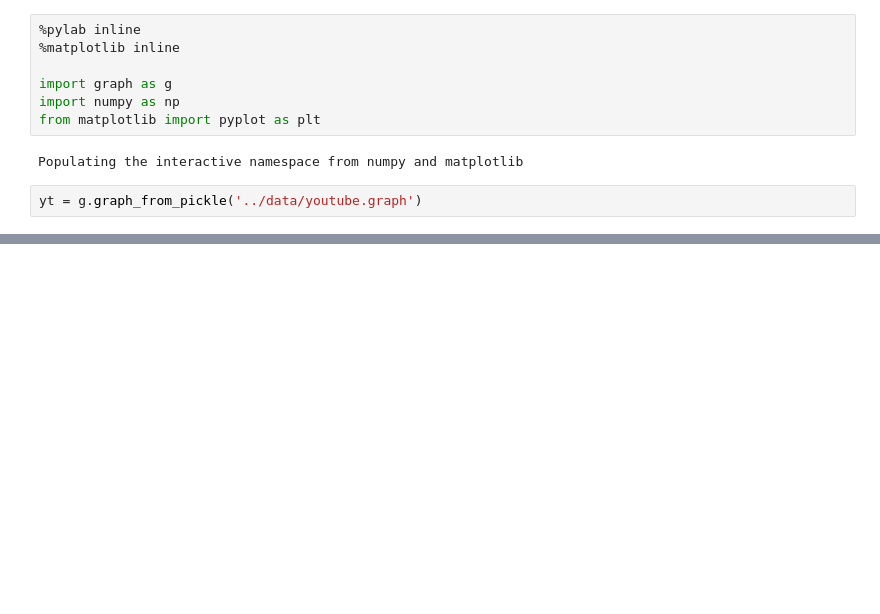
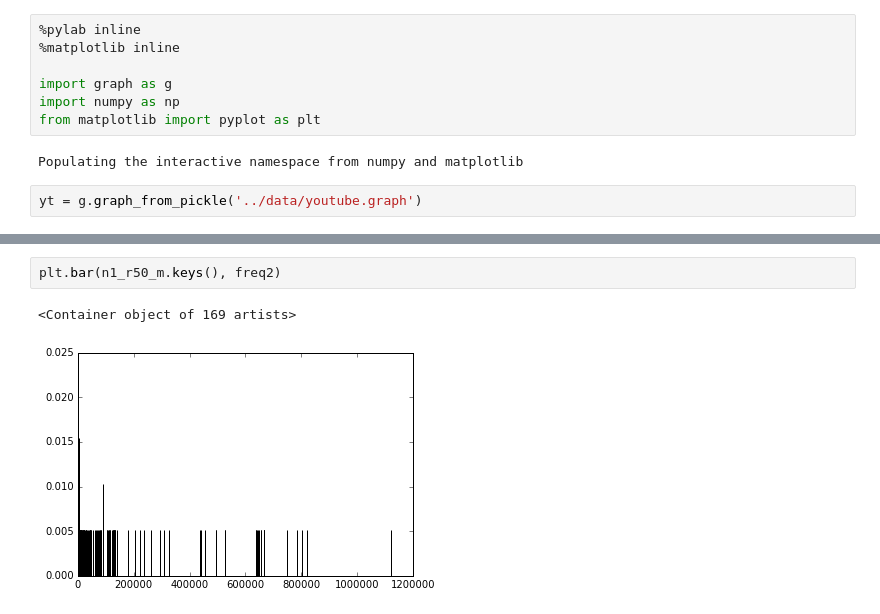
Before and after one commit to gear/motifwalk, a Jupyter notebook: research/src/mane/prototype/Motif contrast.ipynb, the cells around one changed output, grey strips where cells are left out. Cells and saved outputs as stored; diff of their text form; blank space fills up the shorter version.

```diff
--- a/research/src/mane/prototype/Motif contrast.ipynb
+++ b/research/src/mane/prototype/Motif contrast.ipynb
@@ -36,0 +40,5 @@ dict_values([50])
+# %%
+plt.bar(n1_r50_m.keys(), freq2)
+# %% [output]
+<Container object of 169 artists>
+[figure, added]
```
Also changed, not shown: parts of 11 cells of this notebook, 1 other file.
